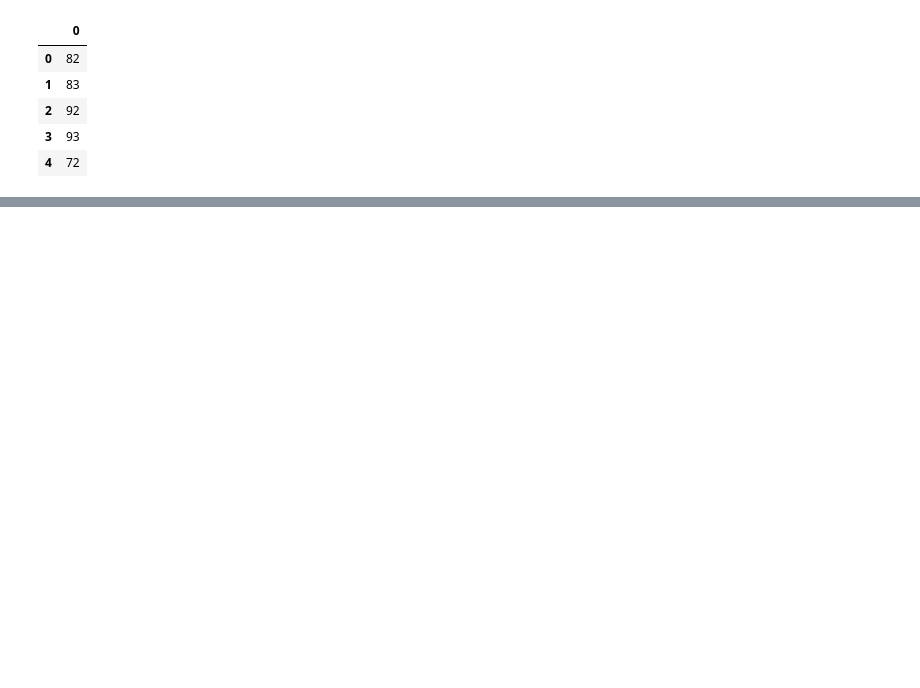
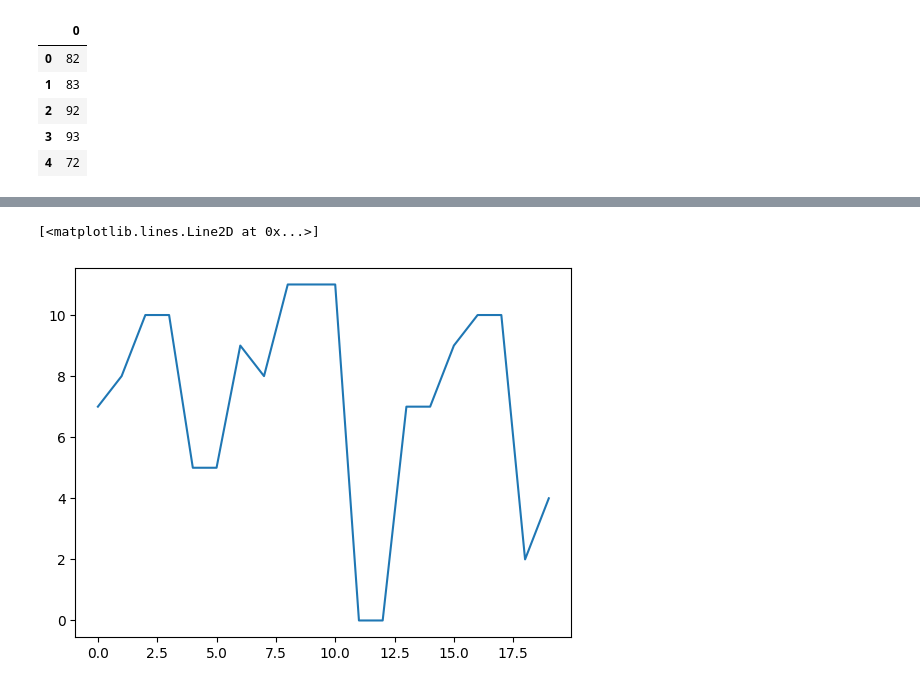
Before and after one commit to jcdevaney/data71200su24, a Jupyter notebook: class3/data71200class3.ipynb, the cells around one changed output, grey strips where cells are left out. Saved outputs shown, nothing was run; the diff lists cells and outputs as text; code cells hidden in the pictures; blank space fills up the shorter version.

```diff
--- a/class3/data71200class3.ipynb
+++ b/class3/data71200class3.ipynb
@@ -83,5 +83,5 @@ ct = ColumnTransformer(
 !git clone https://github.com/jcdevaney/data71200su24.git
 
 from sklearn.preprocessing import KBinsDiscretizer
-kb = KBinsDiscretizer(n_bins=10, strategy='uniform')
+kb = KBinsDiscretizer(n_bins=12, strategy='uniform')
 # %% [output]
@@ -112,0 +137,6 @@ bin edges:
+# %%
+binned = kb.transform(grades_pd[0].values.reshape(-1, 1))
+plt.plot(binned.argmax(1))
+# %% [output]
+[<matplotlib.lines.Line2D at 0x...>]
+[figure, added]
```
Also changed, not shown: parts of 6 cells of this notebook.
